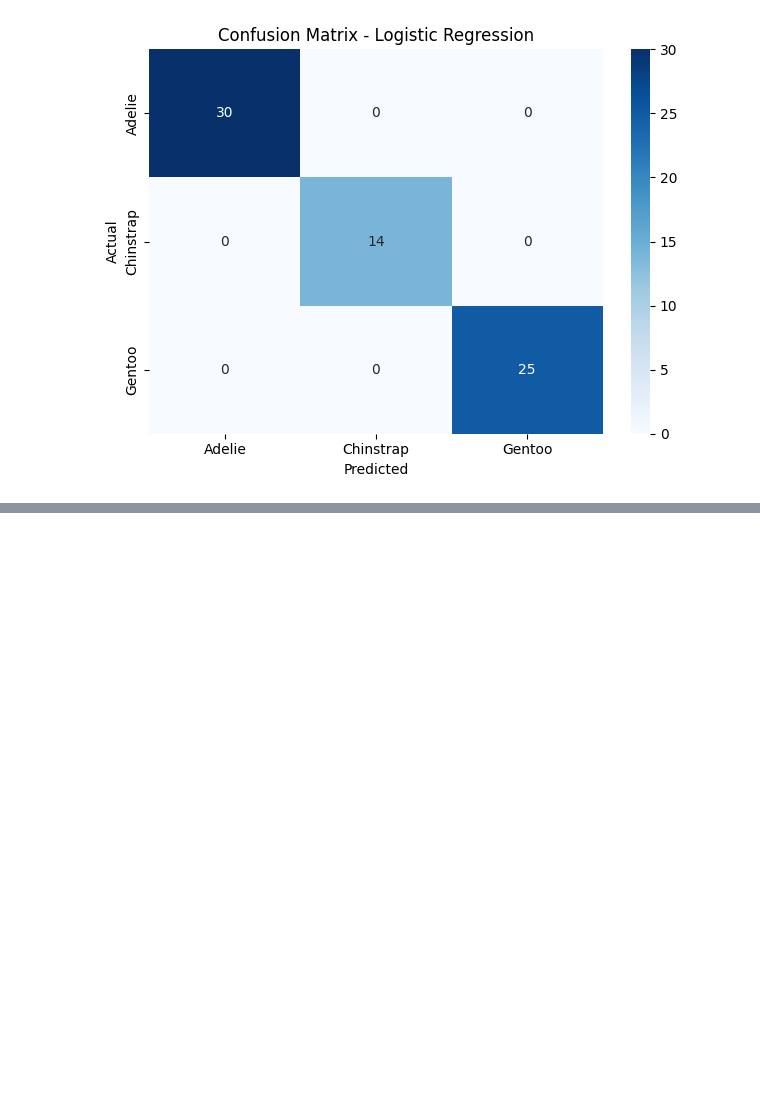
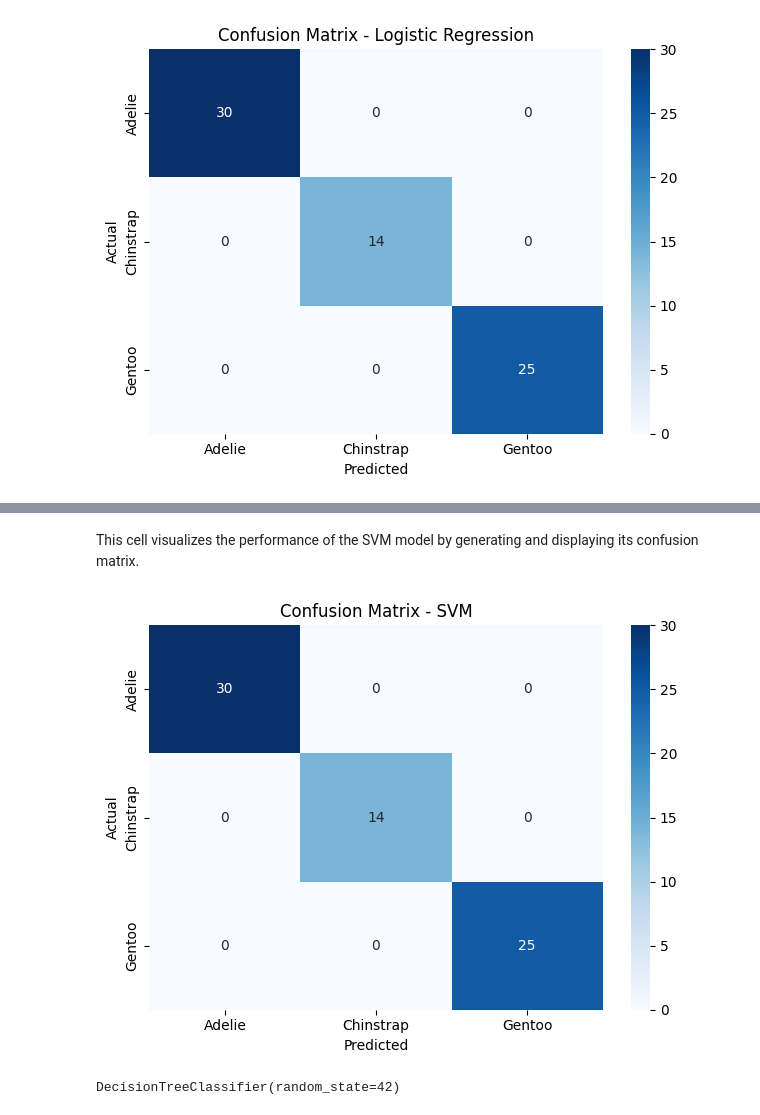
Before and after one commit to higgsboson909/AI_ML, a Jupyter notebook: week9/assessment.ipynb, the cells around one changed output, grey strips where cells are left out. Cells and saved outputs as stored; diff of their text form; code cells hidden in the pictures; blank space fills up the shorter version.

Commit message:
Logistic regression, KNN, SVM and decision tree

```diff
--- a/week9/assessment.ipynb
+++ b/week9/assessment.ipynb
@@ -276,0 +502,6 @@ plt.show()
+# %%
+from sklearn.svm import SVC
+
+# ── 1. Train ──────────────────────────────────────────────────────
+model_svm = SVC(random_state=42)
+model_svm.fit(X_train, y_train)
@@ -276,0 +512,6 @@ plt.show()
+# %%
+y_pred_svm = model_svm.predict(X_test)
+
+print("Accuracy:", accuracy_score(y_test, y_pred_svm))
+print("\nClassification Report:")
+print(classification_report(y_test, y_pred_svm, target_names=le.classes_))
@@ -276,0 +531,22 @@ plt.show()
+# %% [markdown]
+This cell visualizes the performance of the SVM model by generating and displaying its confusion matrix.
+# %%
+# ── 3. Confusion Matrix ───────────────────────────────────────────
+cm_svm = confusion_matrix(y_test, y_pred_svm)
+sns.heatmap(cm_svm, annot=True, fmt='d', cmap='Blues',
+            xticklabels=le.classes_, yticklabels=le.classes_)
+plt.title('Confusion Matrix - SVM')
+plt.ylabel('Actual')
+plt.xlabel('Predicted')
+plt.tight_layout()
+plt.show()
+# %% [output]
+[figure, added]
+# %%
+from sklearn.tree import DecisionTreeClassifier, plot_tree
+
+# ── 1. Train ──────────────────────────────────────────────────────
+model_dt = DecisionTreeClassifier(random_state=42)
+model_dt.fit(X_train, y_train)
+# %% [output]
+DecisionTreeClassifier(random_state=42)
```
Also changed, not shown: parts of 67 cells of this notebook.
